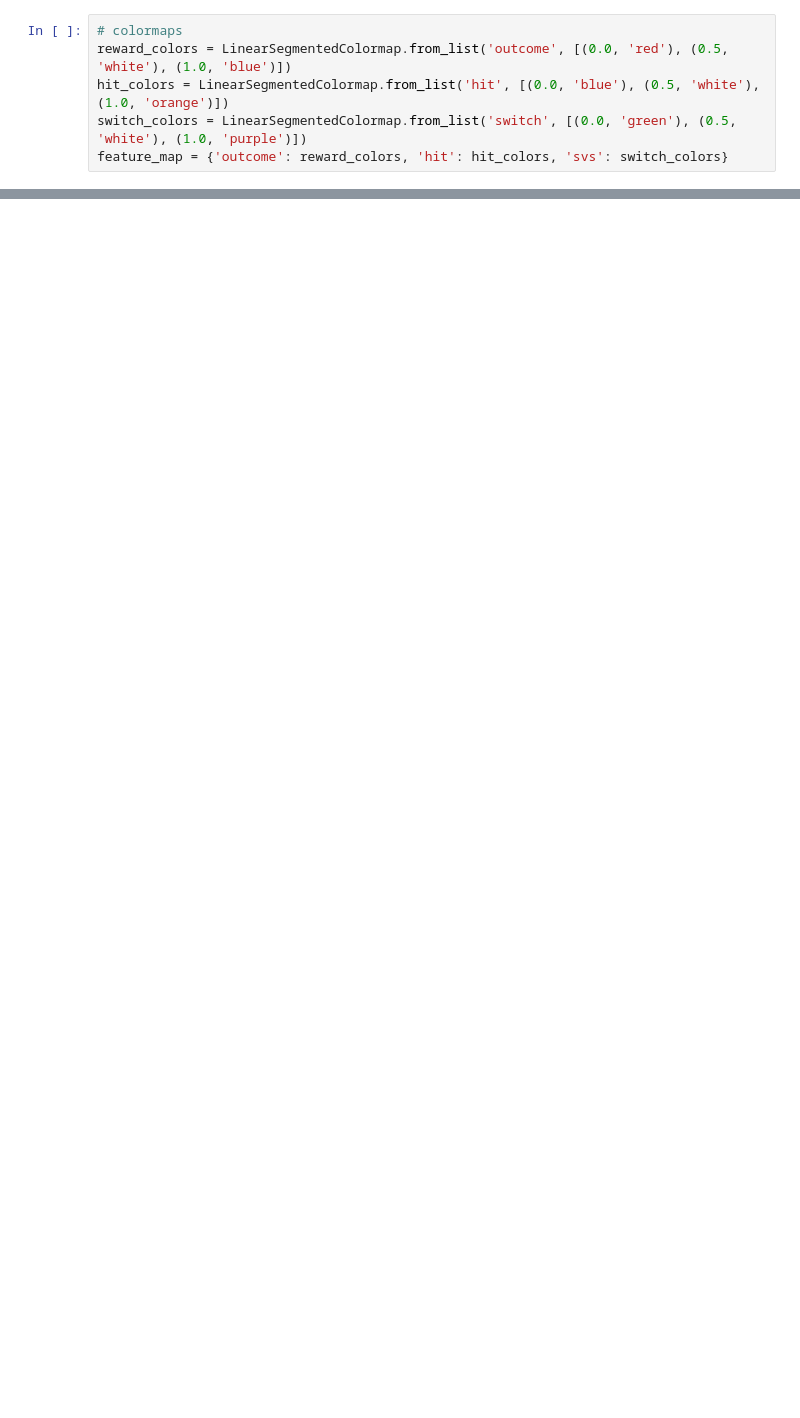
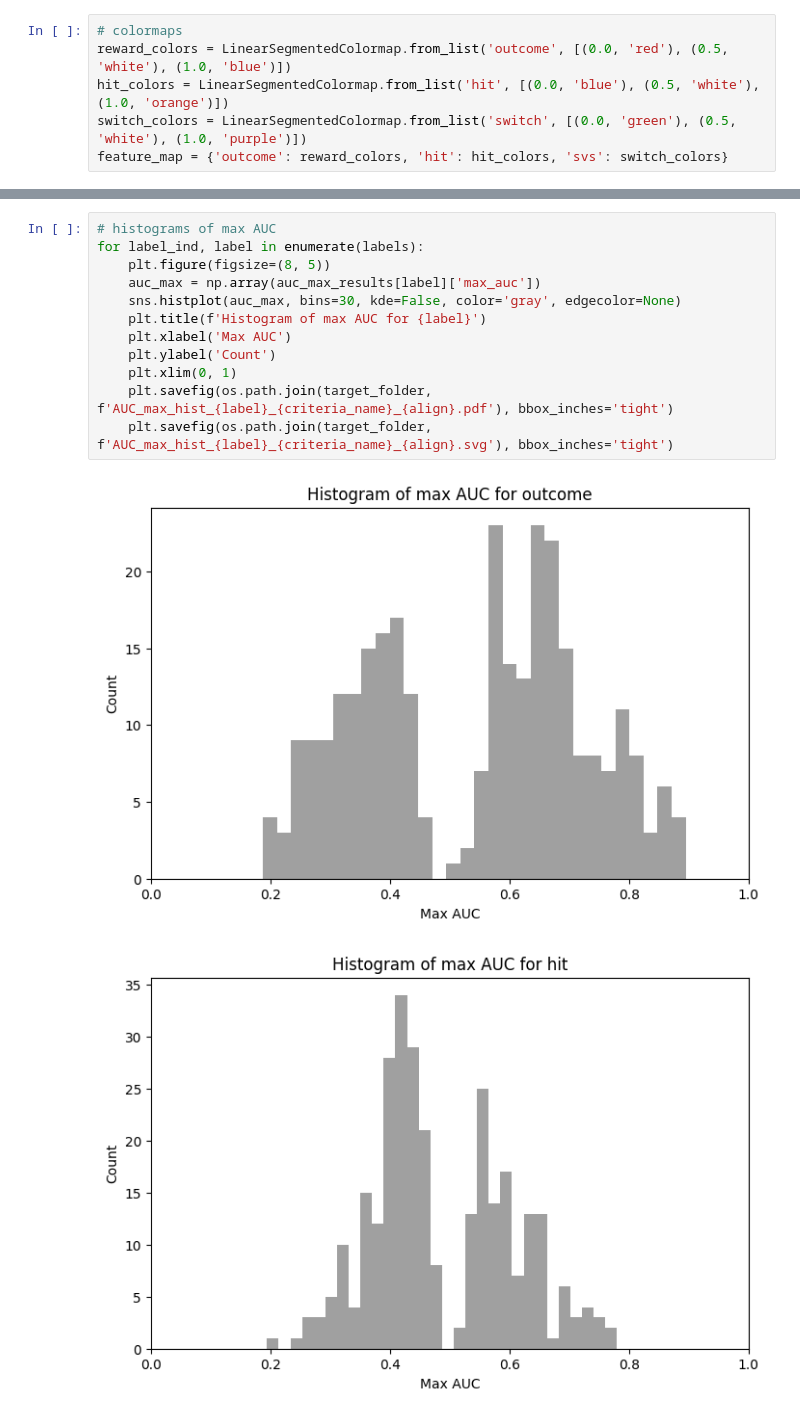
Before and after one commit to AllenNeuralDynamics/aind-beh-ephys-analysis, a Jupyter notebook: code/beh_ephys_analysis/session_combine/manuscript_figures/F_auc_psth.ipynb, the cells around one changed output, grey strips where cells are left out. Drawn from its saved outputs; the diff is of its cells as text; blank space fills up the shorter version.

```diff
--- a/code/beh_ephys_analysis/session_combine/manuscript_figures/F_auc_psth.ipynb
+++ b/code/beh_ephys_analysis/session_combine/manuscript_figures/F_auc_psth.ipynb
@@ -353,0 +384,15 @@ Create colormaps for visualization:
+# %%
+# histograms of max AUC
+for label_ind, label in enumerate(labels):
+    plt.figure(figsize=(8, 5))
+    auc_max = np.array(auc_max_results[label]['max_auc'])
+    sns.histplot(auc_max, bins=30, kde=False, color='gray', edgecolor=None)
+    plt.title(f'Histogram of max AUC for {label}')
+    plt.xlabel('Max AUC')
+    plt.ylabel('Count')
+    plt.xlim(0, 1)
+    plt.savefig(os.path.join(target_folder, f'AUC_max_hist_{label}_{criteria_name}_{align}.pdf'), bbox_inches='tight')
+    plt.savefig(os.path.join(target_folder, f'AUC_max_hist_{label}_{criteria_name}_{align}.svg'), bbox_inches='tight')
+# %% [output]
+[figure, added]
+[figure, added]
```
Also changed, not shown: parts of 38 cells of this notebook, 1 other file.
